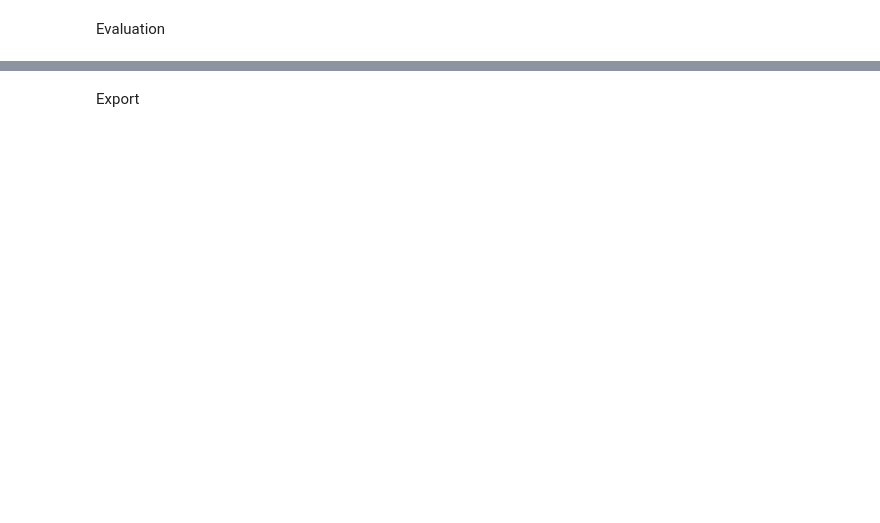
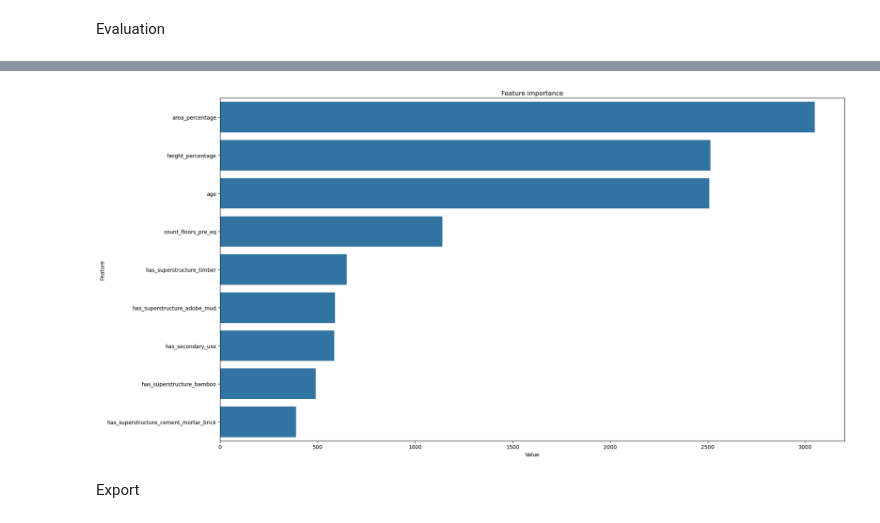
Before and after one commit to miloszpaul/minicomp, a Jupyter notebook: main_petr.ipynb, the cells around one changed output, grey strips where cells are left out. Saved outputs shown, nothing was run; the diff lists cells and outputs as text; code cells hidden in the pictures; blank space fills up the shorter version.

```diff
--- a/main_petr.ipynb
+++ b/main_petr.ipynb
@@ -133,4 +125,6 @@ lgb.plot_importance(fitted_model)
 # %%
 # feature importance sns plot
 feature_imp_df=model.feature_importance_table()
-feature_imp_df
+visualisation_functions.plot_feature_imp(feature_imp_df)
+# %% [output]
+[figure, added]
```
Also changed, not shown: parts of 11 cells of this notebook.
